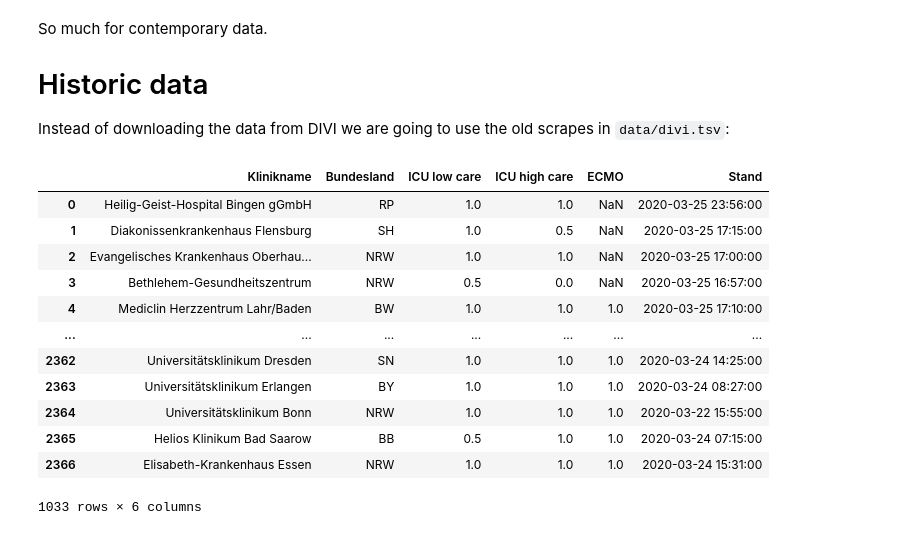
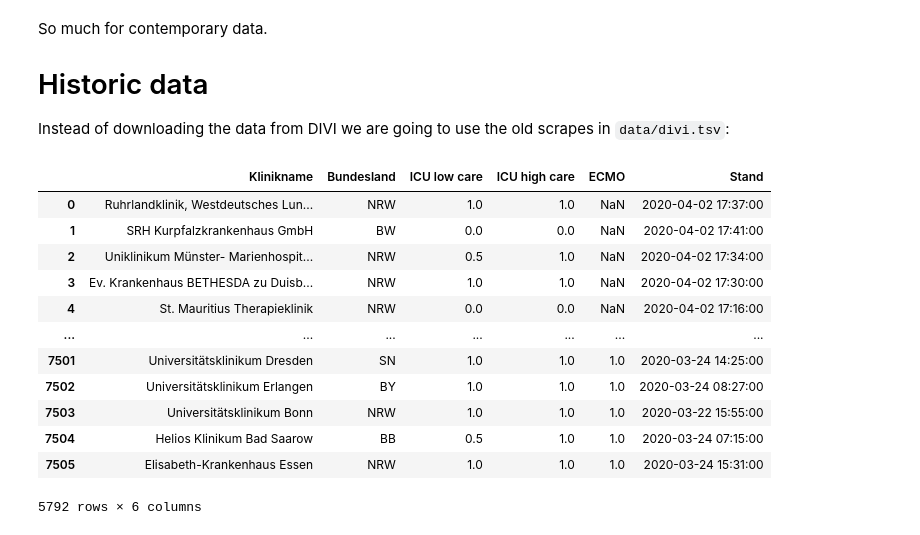
Before and after one commit to pschwede/covid19plots, a Jupyter notebook: scrape_divi.ipynb, the cells around one changed output. Drawn from its saved outputs; the diff is of its cells as text; code cells hidden in the pictures.

```diff
--- a/scrape_divi.ipynb
+++ b/scrape_divi.ipynb
@@ -160,22 +145,29 @@ So much for contemporary data.
 Instead of downloading the data from DIVI we are going to use the old scrapes in `data/divi.tsv`:
 # %%
 #!git pull 2&>1 >/dev/null
+import pandas as pd
+import numpy as np
+import matplotlib.pyplot as plt
+from datetime import datetime
+from scrape import scrape, divi
 df = pd \
 .read_csv("data/divi.tsv", sep="\t", index_col=0, parse_dates=True) \
 .drop_duplicates() \
 .drop('Kontakt', axis=1)
+df['Stand'] = pd.to_datetime(df['Stand'])
+df = df[(df['Stand'] > '2019-12-31') & (df['Stand'] <= datetime.now())]
 df
 # %% [output]
 |  | Klinikname | Bundesland | ICU low care | ICU high care | ECMO | Stand |
-| 0 | Heilig-Geist-Hospital Bingen gGmbH | RP | 1.0 | 1.0 | NaN | 2020-03-25 23:56:00 |
-| 1 | Diakonissenkrankenhaus Flensburg | SH | 1.0 | 0.5 | NaN | 2020-03-25 17:15:00 |
-| 2 | Evangelisches Krankenhaus Oberhau... | NRW | 1.0 | 1.0 | NaN | 2020-03-25 17:00:00 |
-| 3 | Bethlehem-Gesundheitszentrum | NRW | 0.5 | 0.0 | NaN | 2020-03-25 16:57:00 |
-| 4 | Mediclin Herzzentrum Lahr/Baden | BW | 1.0 | 1.0 | 1.0 | 2020-03-25 17:10:00 |
+| 0 | Ruhrlandklinik, Westdeutsches Lun... | NRW | 1.0 | 1.0 | NaN | 2020-04-02 17:37:00 |
+| 1 | SRH Kurpfalzkrankenhaus GmbH | BW | 0.0 | 0.0 | NaN | 2020-04-02 17:41:00 |
+| 2 | Uniklinikum Münster- Marienhospit... | NRW | 0.5 | 1.0 | NaN | 2020-04-02 17:34:00 |
+| 3 | Ev. Krankenhaus BETHESDA zu Duisb... | NRW | 1.0 | 1.0 | NaN | 2020-04-02 17:30:00 |
+| 4 | St. Mauritius Therapieklinik | NRW | 0.0 | 0.0 | NaN | 2020-04-02 17:16:00 |
 | ... | ... | ... | ... | ... | ... | ... |
-| 2362 | Universitätsklinikum Dresden | SN | 1.0 | 1.0 | 1.0 | 2020-03-24 14:25:00 |
-| 2363 | Universitätsklinikum Erlangen | BY | 1.0 | 1.0 | 1.0 | 2020-03-24 08:27:00 |
-| 2364 | Universitätsklinikum Bonn | NRW | 1.0 | 1.0 | 1.0 | 2020-03-22 15:55:00 |
-| 2365 | Helios Klinikum Bad Saarow | BB | 0.5 | 1.0 | 1.0 | 2020-03-24 07:15:00 |
-| 2366 | Elisabeth-Krankenhaus Essen | NRW | 1.0 | 1.0 | 1.0 | 2020-03-24 15:31:00 |
+| 7501 | Universitätsklinikum Dresden | SN | 1.0 | 1.0 | 1.0 | 2020-03-24 14:25:00 |
+| 7502 | Universitätsklinikum Erlangen | BY | 1.0 | 1.0 | 1.0 | 2020-03-24 08:27:00 |
+| 7503 | Universitätsklinikum Bonn | NRW | 1.0 | 1.0 | 1.0 | 2020-03-22 15:55:00 |
+| 7504 | Helios Klinikum Bad Saarow | BB | 0.5 | 1.0 | 1.0 | 2020-03-24 07:15:00 |
+| 7505 | Elisabeth-Krankenhaus Essen | NRW | 1.0 | 1.0 | 1.0 | 2020-03-24 15:31:00 |
-1033 rows × 6 columns
+5792 rows × 6 columns
```
Also changed, not shown: parts of 14 cells of this notebook, 3 other files.
